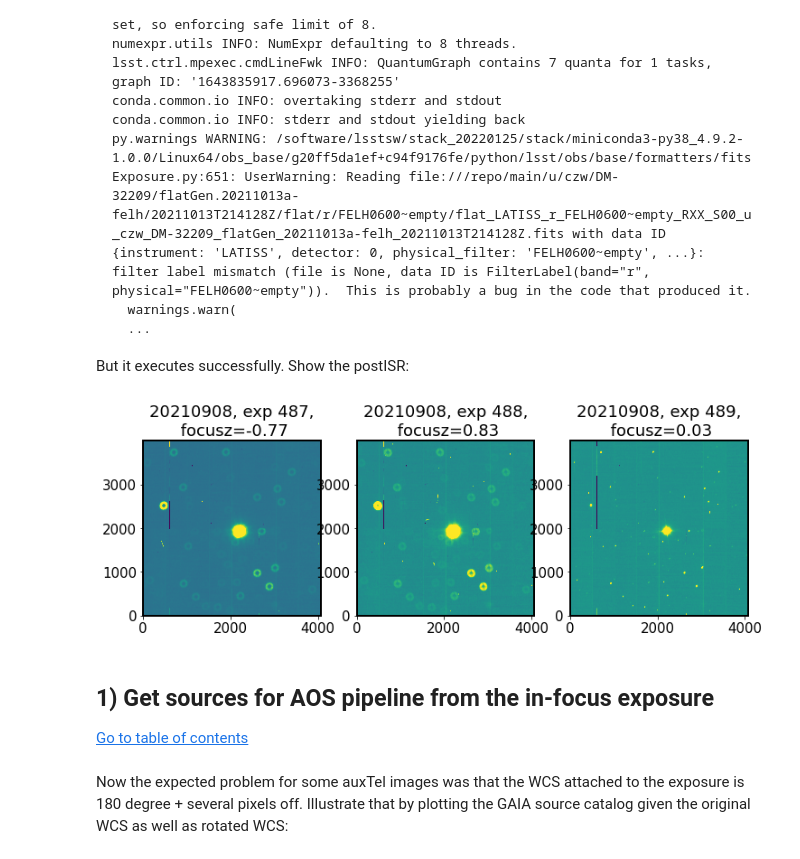
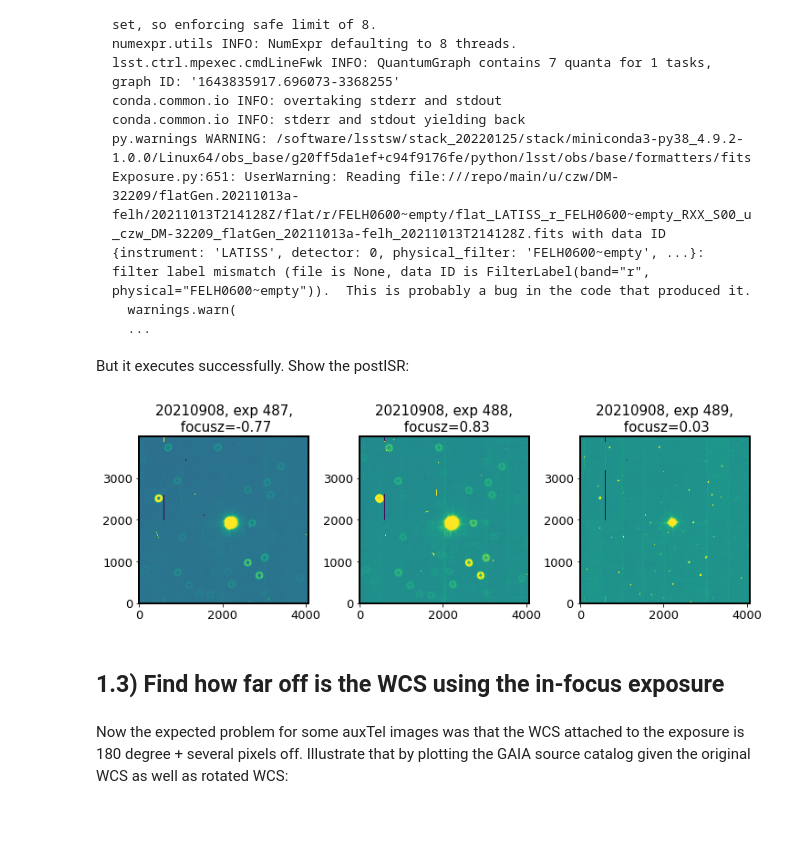
Before and after one commit to lsst-sitcom/sitcomtn-038, a Jupyter notebook: index.ipynb, the cells around one changed output. Drawn from its saved outputs; the diff is of its cells as text; code cells hidden in the pictures; blank space fills up the shorter version.

```diff
--- a/index.ipynb
+++ b/index.ipynb
@@ -188,15 +167,15 @@ While running the pipetask (with `lsst_distrib` version `w_2022_05`) I get the f
       ...
 
 But it executes successfully. Show the postISR:
-# %%
-at.previewExposures(yearMonthDay='20210908', expStart=487, expEnd=490,
-                    datasetRefOrType='postISRCCD',
-                    collection='u/scichris/Latiss/postISRex')
-# %% [output]
-[figure, removed]
+# %%
+%matplotlib inline
+pt.preview_exposures(year_month_day='20210908', exp_start=487, exp_end=490,
+                    dataset_ref_or_type='postISRCCD',
+                    collection='u/scichris/Latiss/postISRex')
+# %% [output]
+[figure, added]
 # %% [markdown]
-## 1) Get sources for AOS pipeline from the in-focus exposure <a id='sources'></a>
-[Go to table of contents](#toc)
+## 1.3) Find how far off is the WCS using the in-focus exposure <a id='sources'></a>
 # %% [markdown]
 Now the expected problem for some auxTel images was that the WCS attached to the exposure is 180 degree + several pixels off. Illustrate that by plotting the GAIA source catalog given the original WCS as well as rotated WCS:
 # %%
```
Also changed, not shown: parts of 32 cells of this notebook.
